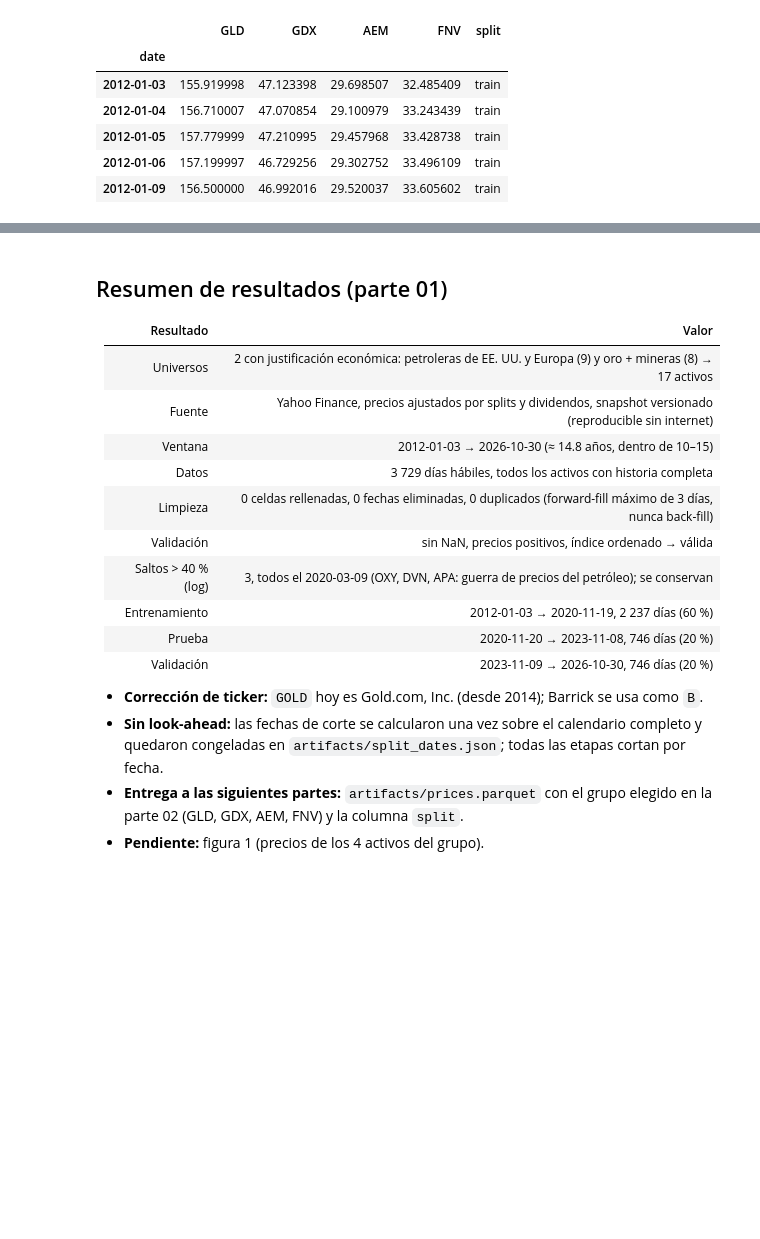
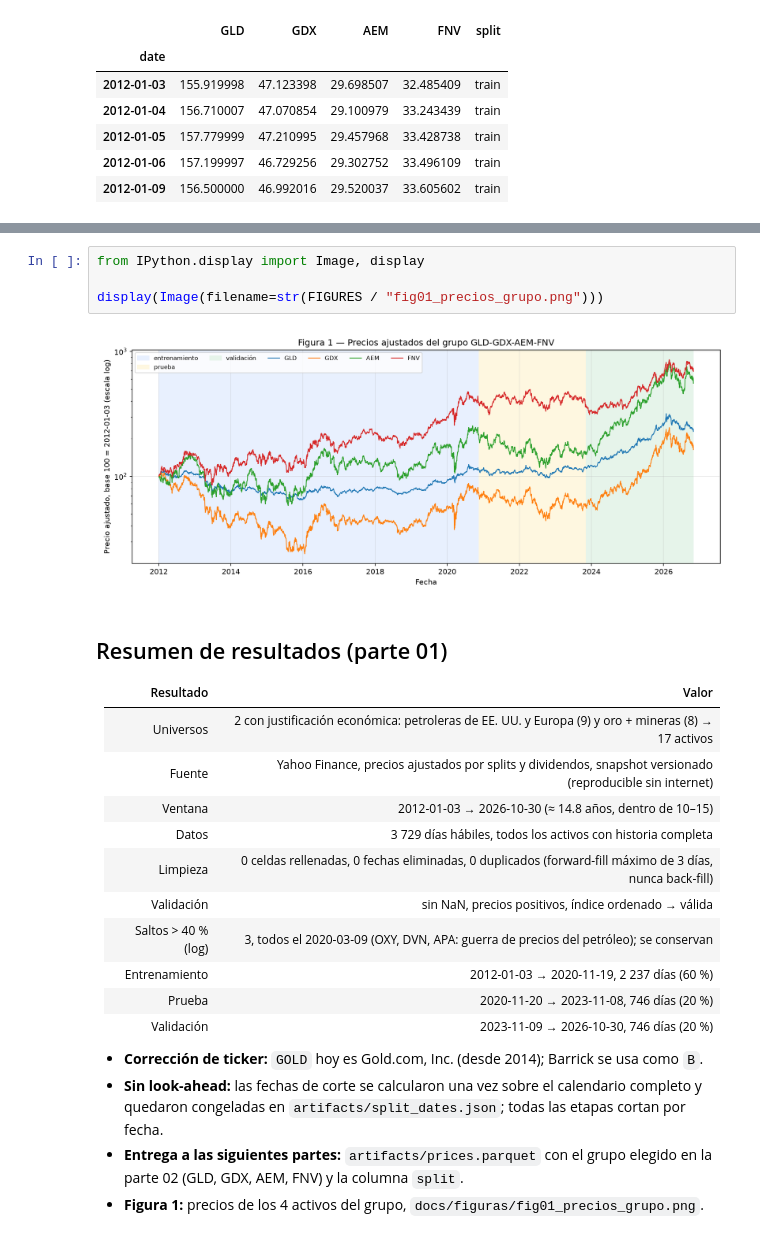
Before and after one commit to GonzaloCanoP/Lab03_MyST_Equipo6, a Jupyter notebook: notebooks/01_datos.ipynb, the cells around one changed output, grey strips where cells are left out. Saved outputs shown, nothing was run; the diff lists cells and outputs as text; blank space fills up the shorter version.

```diff
--- a/notebooks/01_datos.ipynb
+++ b/notebooks/01_datos.ipynb
@@ -269,3 +263,9 @@ Coincide con los precios limpios: True
+# %%
+from IPython.display import Image, display
+
+display(Image(filename=str(FIGURES / "fig01_precios_grupo.png")))
+# %% [output]
+[figure, added]
 # %% [markdown]
 ## Resumen de resultados (parte 01)
 
@@ -287,4 +287,4 @@ Coincide con los precios limpios: True
   en `artifacts/split_dates.json`; todas las etapas cortan por fecha.
 - **Entrega a las siguientes partes:** `artifacts/prices.parquet` con el grupo elegido en la parte 02 (GLD, GDX,
   AEM, FNV) y la columna `split`.
-- **Pendiente:** figura 1 (precios de los 4 activos del grupo).
+- **Figura 1:** precios de los 4 activos del grupo, `docs/figuras/fig01_precios_grupo.png`.
```
Also changed, not shown: parts of 5 cells of this notebook, 9 other files.
